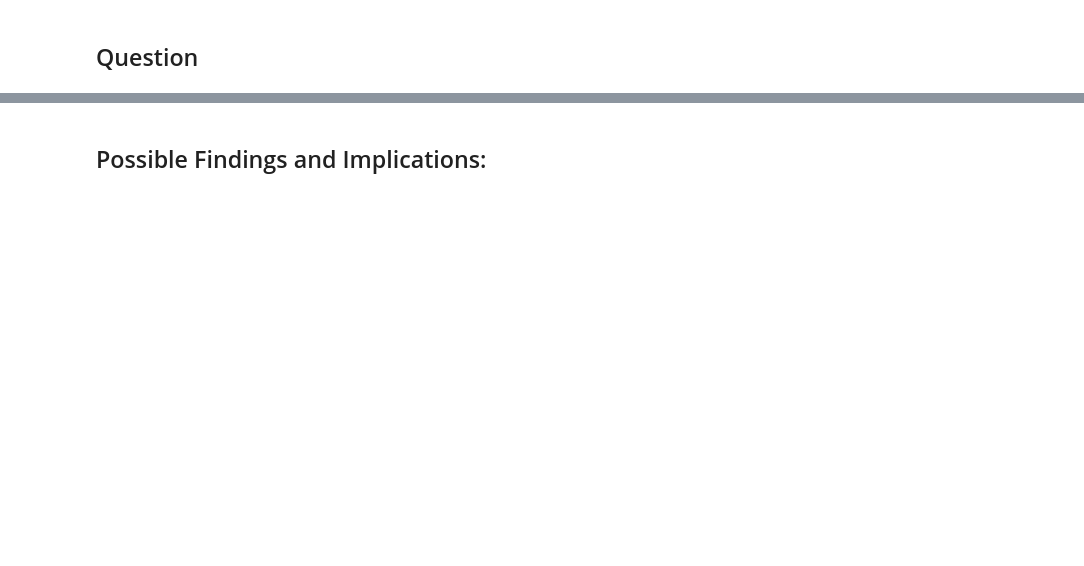
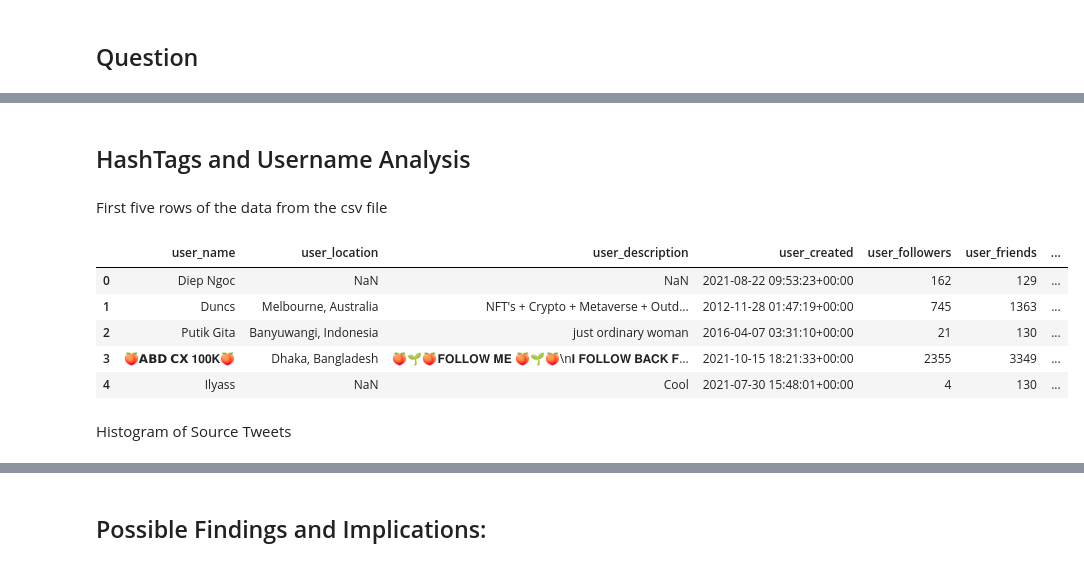
Before and after one commit to gabyardi/Metaverse_Tweets, a Jupyter notebook: Final_Proposal.ipynb, the cells around one changed output, grey strips where cells are left out. Saved outputs shown, nothing was run; the diff lists cells and outputs as text; code cells hidden in the pictures; blank space fills up the shorter version.

```diff
--- a/Final_Proposal.ipynb
+++ b/Final_Proposal.ipynb
@@ -27,0 +49,2 @@ GitHub: https://github.com/gabrielpreda/covid-19-tweets/blob/master/covid-19-twe
+# %% [markdown]
+## HashTags and Username Analysis
@@ -27,0 +71,14 @@ GitHub: https://github.com/gabrielpreda/covid-19-tweets/blob/master/covid-19-twe
+# %% [markdown]
+First five rows of the data from the csv file
+# %%
+df = pd.read_csv('metaverse_tweets.csv')
+df.head(5)
+# %% [output]
+|  | user_name | user_location | user_description | user_created | user_followers | user_friends | ... |
+| 0 | Diep Ngoc | NaN | NaN | 2021-08-22 09:53:23+00:00 | 162 | 129 | ... |
+| 1 | Duncs | Melbourne, Australia | NFT's + Crypto + Metaverse + Outd... | 2012-11-28 01:47:19+00:00 | 745 | 1363 | ... |
+| 2 | Putik Gita | Banyuwangi, Indonesia | just ordinary woman | 2016-04-07 03:31:10+00:00 | 21 | 130 | ... |
+| 3 | 🍑𝗔𝗕𝗗 𝗖𝗫 𝟏𝟎𝟎𝐊🍑 | Dhaka, Bangladesh | 🍑🌱🍑𝐅𝐎𝐋𝐋𝐎𝐖 𝐌𝐄 🍑🌱🍑\n𝐈 𝐅𝐎𝐋𝐋𝐎𝐖 𝐁𝐀𝐂𝐊 𝐅... | 2021-10-15 18:21:33+00:00 | 2355 | 3349 | ... |
+| 4 | Ilyass | NaN | Cool | 2021-07-30 15:48:01+00:00 | 4 | 130 | ... |
+# %% [markdown]
+Histogram of Source Tweets
```
Also changed, not shown: parts of 31 cells of this notebook, 3 other files.
